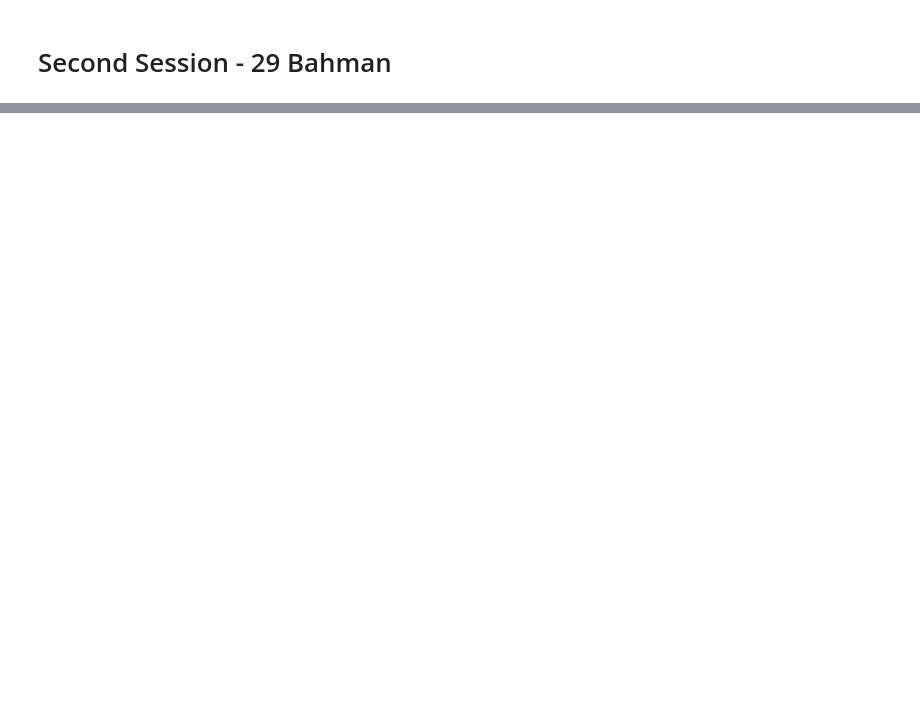
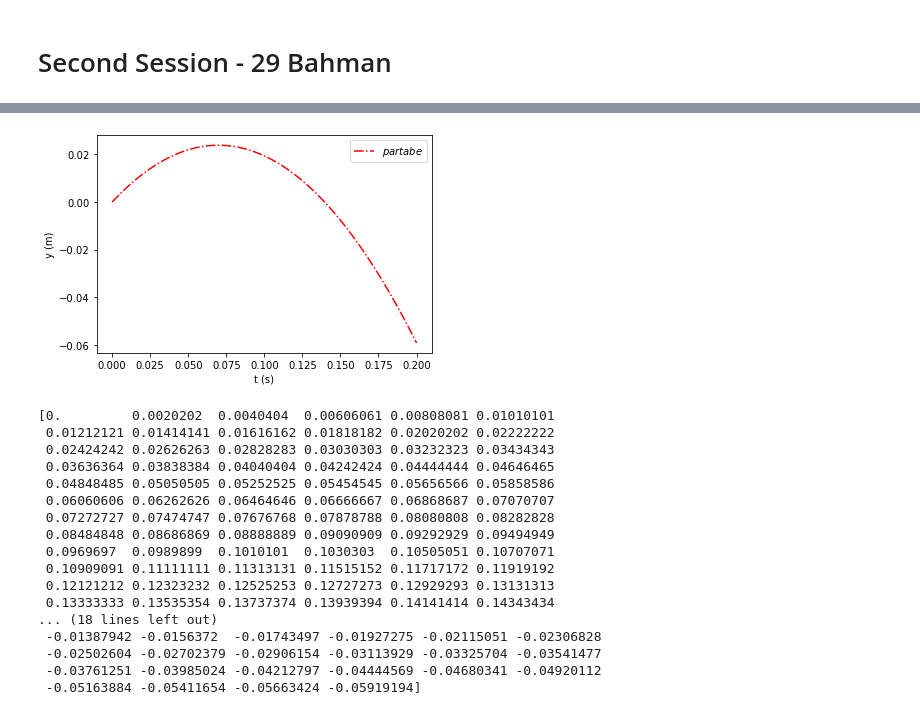
Before and after one commit to nimahamed88/Computational-Physics-IUT, a Jupyter notebook: introduction.ipynb, the cells around one changed output, grey strips where cells are left out. Drawn from its saved outputs; the diff is of its cells as text; code cells hidden in the pictures; blank space fills up the shorter version.

```diff
--- a/introduction.ipynb
+++ b/introduction.ipynb
@@ -141,0 +260,38 @@ NameError: name 'theta' is not defined
+# %%
+def partab(v0 , theta , t ,y0):
+    g = 9.8
+    return (-0.5*g)*(t**2) + v0*t*np.sin(theta*np.pi/180) + y0
+
+t = np.linspace(0,0.2,100)
+y0 = 0
+v0 = 2
+theta = 20
+
+y = partab(v0,theta,t,y0=0)
+
+plt.plot(t,y,'r-.' , label = '$partabe$')
+plt.xlabel("t (s)")
+plt.ylabel("y (m)")
+plt.legend()
+plt.show()
+print(t)
+print(y)
+# %% [output]
+[figure, added]
+[0.         0.0020202  0.0040404  0.00606061 0.00808081 0.01010101
+ 0.01212121 0.01414141 0.01616162 0.01818182 0.02020202 0.02222222
+ 0.02424242 0.02626263 0.02828283 0.03030303 0.03232323 0.03434343
+ 0.03636364 0.03838384 0.04040404 0.04242424 0.04444444 0.04646465
+ 0.04848485 0.05050505 0.05252525 0.05454545 0.05656566 0.05858586
+ 0.06060606 0.06262626 0.06464646 0.06666667 0.06868687 0.07070707
+ 0.07272727 0.07474747 0.07676768 0.07878788 0.08080808 0.08282828
+ 0.08484848 0.08686869 0.08888889 0.09090909 0.09292929 0.09494949
+ 0.0969697  0.0989899  0.1010101  0.1030303  0.10505051 0.10707071
+ 0.10909091 0.11111111 0.11313131 0.11515152 0.11717172 0.11919192
+ 0.12121212 0.12323232 0.12525253 0.12727273 0.12929293 0.13131313
+ 0.13333333 0.13535354 0.13737374 0.13939394 0.14141414 0.14343434
+... (18 lines left out)
+ -0.01387942 -0.0156372  -0.01743497 -0.01927275 -0.02115051 -0.02306828
+ -0.02502604 -0.02702379 -0.02906154 -0.03113929 -0.03325704 -0.03541477
+ -0.03761251 -0.03985024 -0.04212797 -0.04444569 -0.04680341 -0.04920112
+ -0.05163884 -0.05411654 -0.05663424 -0.05919194]
```
Also changed, not shown: parts of 17 cells of this notebook.
